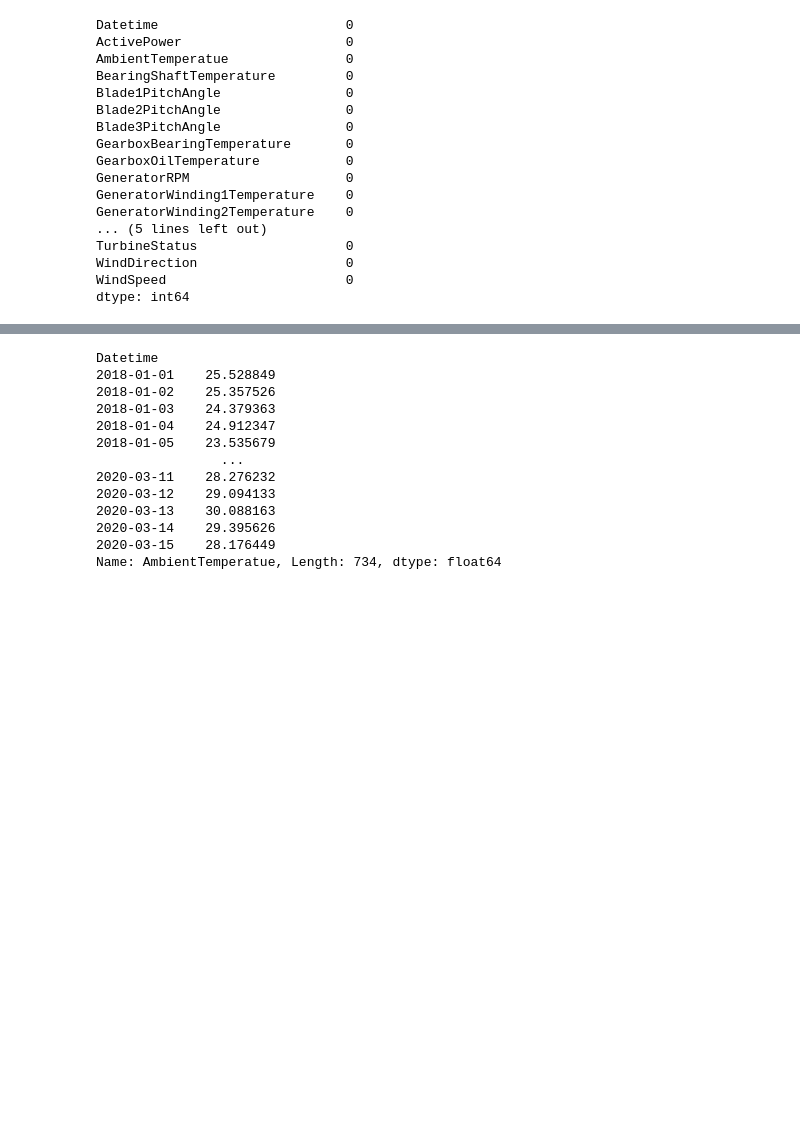
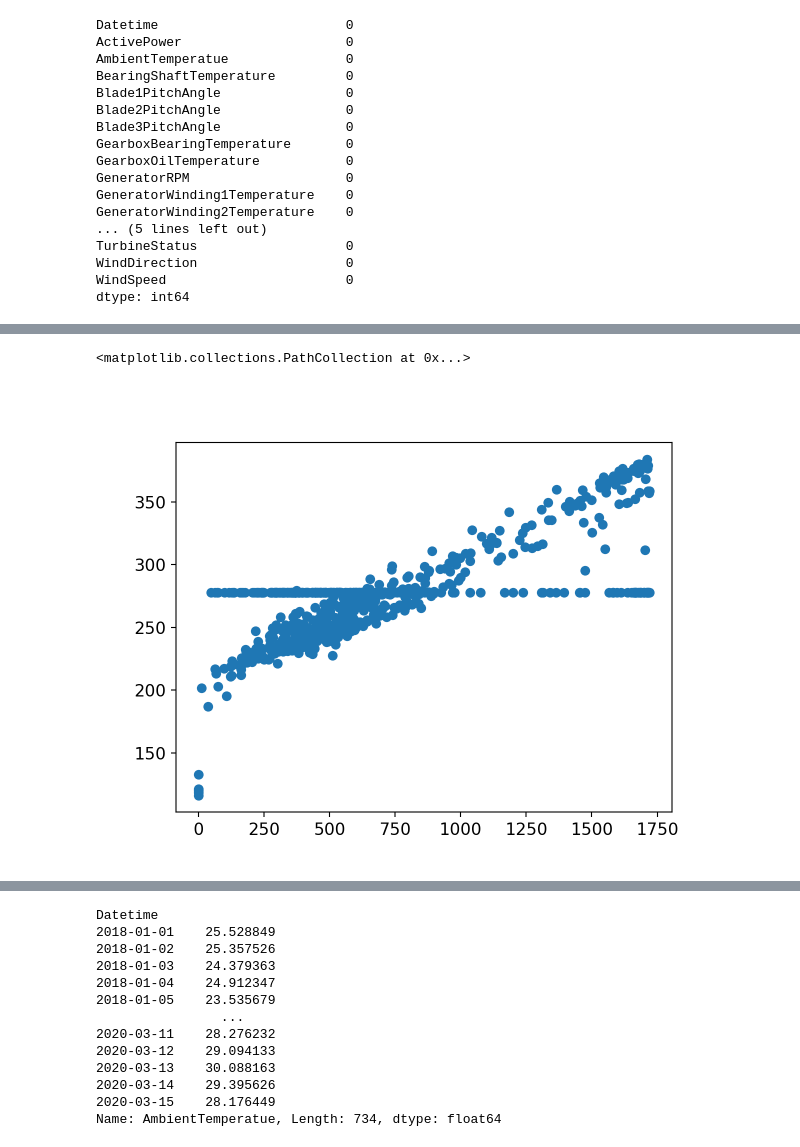
Before and after one commit to eJturkon/timeSeriesFinal, a Jupyter notebook: final_evan.ipynb, the cells around one changed output, grey strips where cells are left out. Drawn from its saved outputs; the diff is of its cells as text; code cells hidden in the pictures; blank space fills up the shorter version.

```diff
--- a/final_evan.ipynb
+++ b/final_evan.ipynb
@@ -98,3 +103,8 @@ plt.show()
+# %%
+plt.scatter(df['ActivePower'], df['Temps']) #  horizontal line shows the mean impupted values
+# %% [output]
+<matplotlib.collections.PathCollection at 0x...>
+[figure, added]
 # %%
 #time series plot
 plt.rc('font', size=12)
```
Also changed, not shown: parts of 12 cells of this notebook.
